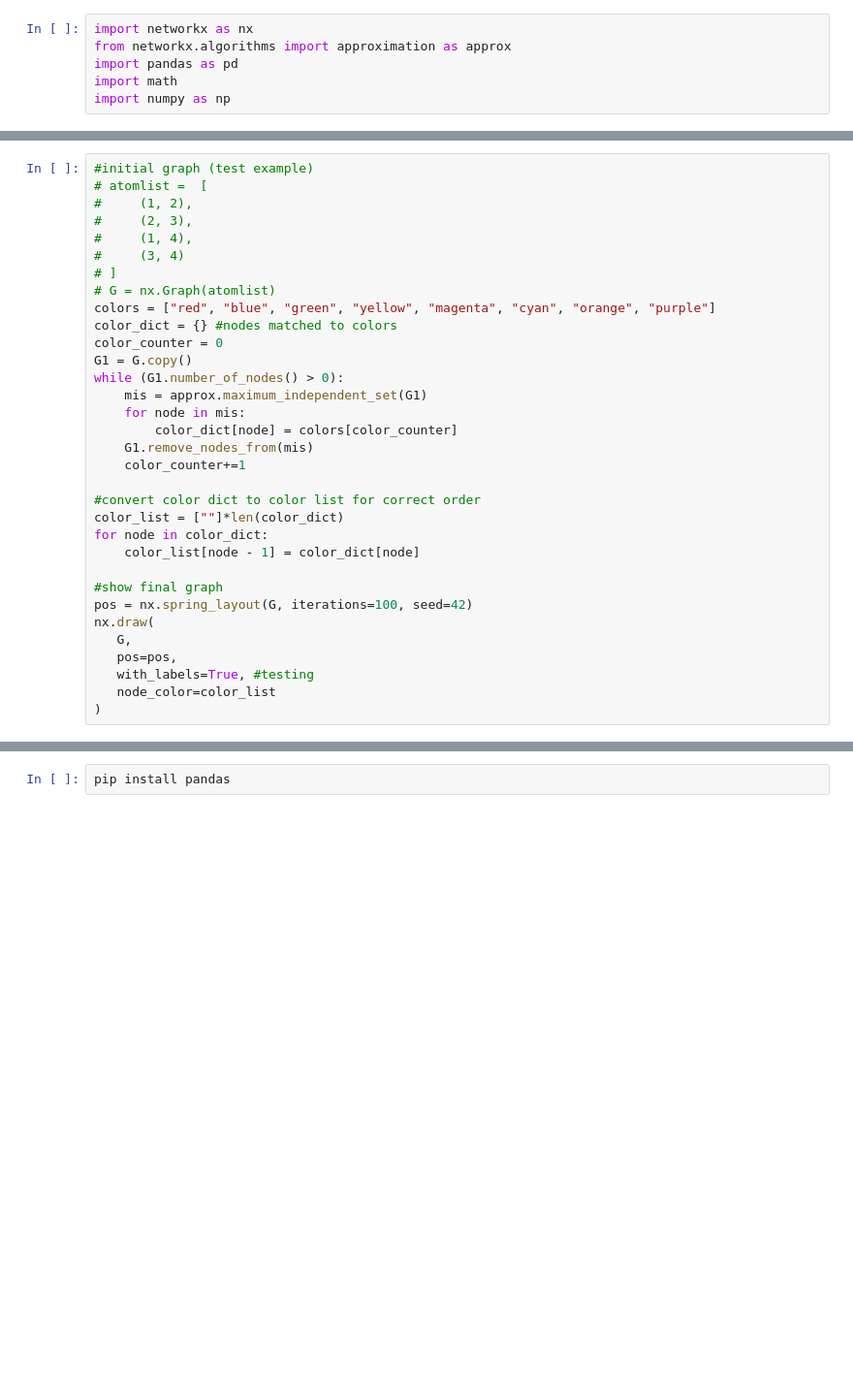
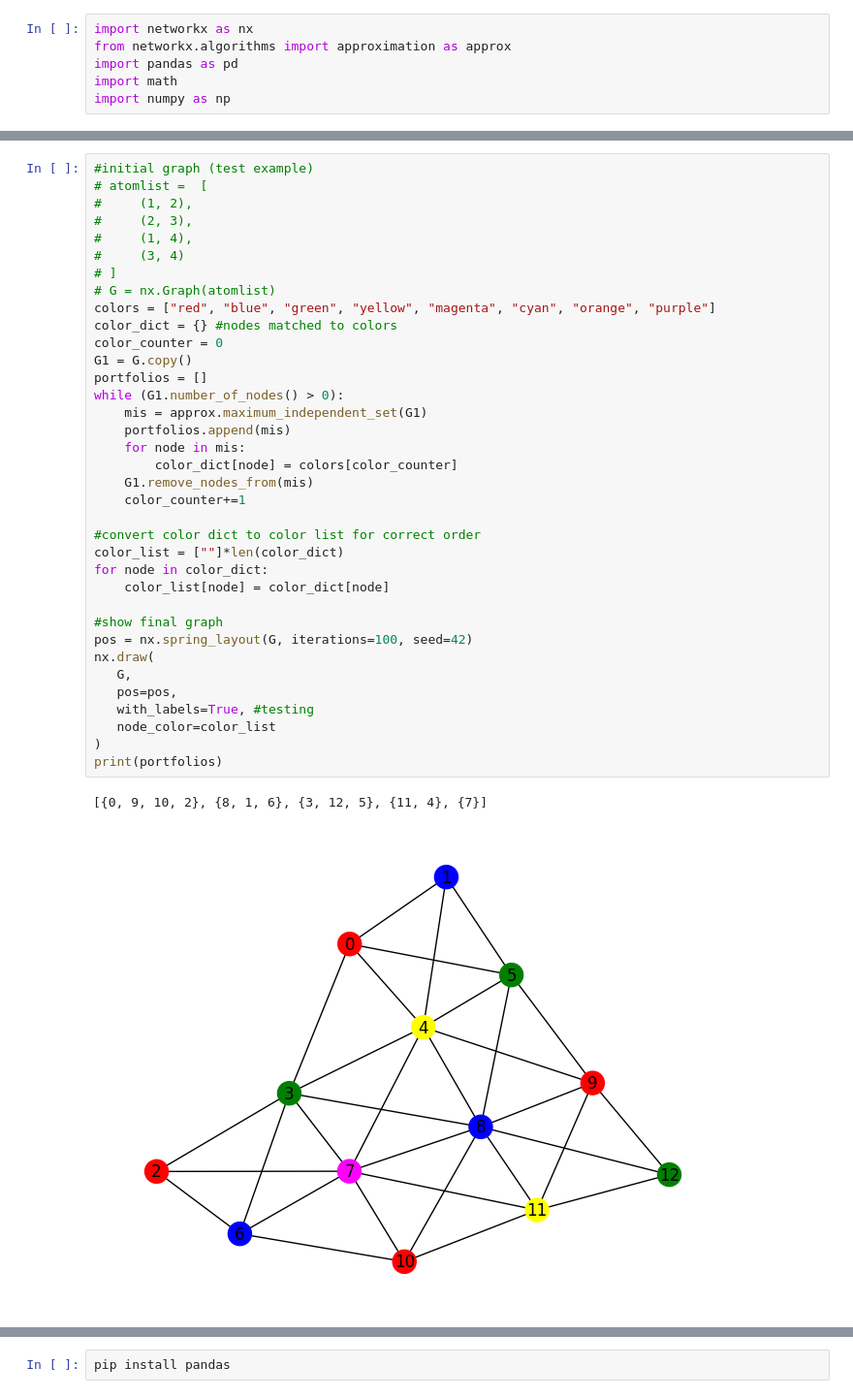
Before and after one commit to gzemlevskiy17/YQuantum-Minimising-Wildfire-Risks, a Jupyter notebook: mis_classical.ipynb, the cells around one changed output, grey strips where cells are left out. Shown at 97% size. Cells and saved outputs as stored; diff of their text form; blank space fills up the shorter version.

Commit message:
update coloring in mis_classical

```diff
--- a/mis_classical.ipynb
+++ b/mis_classical.ipynb
@@ -30,31 +40,37 @@ for i in range(n):
 # atomlist =  [
 #     (1, 2),
 #     (2, 3),
 #     (1, 4),
 #     (3, 4)
 # ]
 # G = nx.Graph(atomlist)
 colors = ["red", "blue", "green", "yellow", "magenta", "cyan", "orange", "purple"]
 color_dict = {} #nodes matched to colors
 color_counter = 0
 G1 = G.copy()
+portfolios = []
 while (G1.number_of_nodes() > 0):
     mis = approx.maximum_independent_set(G1)
+    portfolios.append(mis)
     for node in mis:
         color_dict[node] = colors[color_counter]
     G1.remove_nodes_from(mis)
     color_counter+=1
 
 #convert color dict to color list for correct order
 color_list = [""]*len(color_dict)
 for node in color_dict:
-    color_list[node - 1] = color_dict[node]
+    color_list[node] = color_dict[node]
 
 #show final graph
 pos = nx.spring_layout(G, iterations=100, seed=42)
 nx.draw(
    G,
    pos=pos,
    with_labels=True, #testing
    node_color=color_list
 )
+print(portfolios)
+# %% [output]
+[{0, 9, 10, 2}, {8, 1, 6}, {3, 12, 5}, {11, 4}, {7}]
+[figure, added]
```
Also changed, not shown: parts of 3 cells of this notebook, 2 other files.
